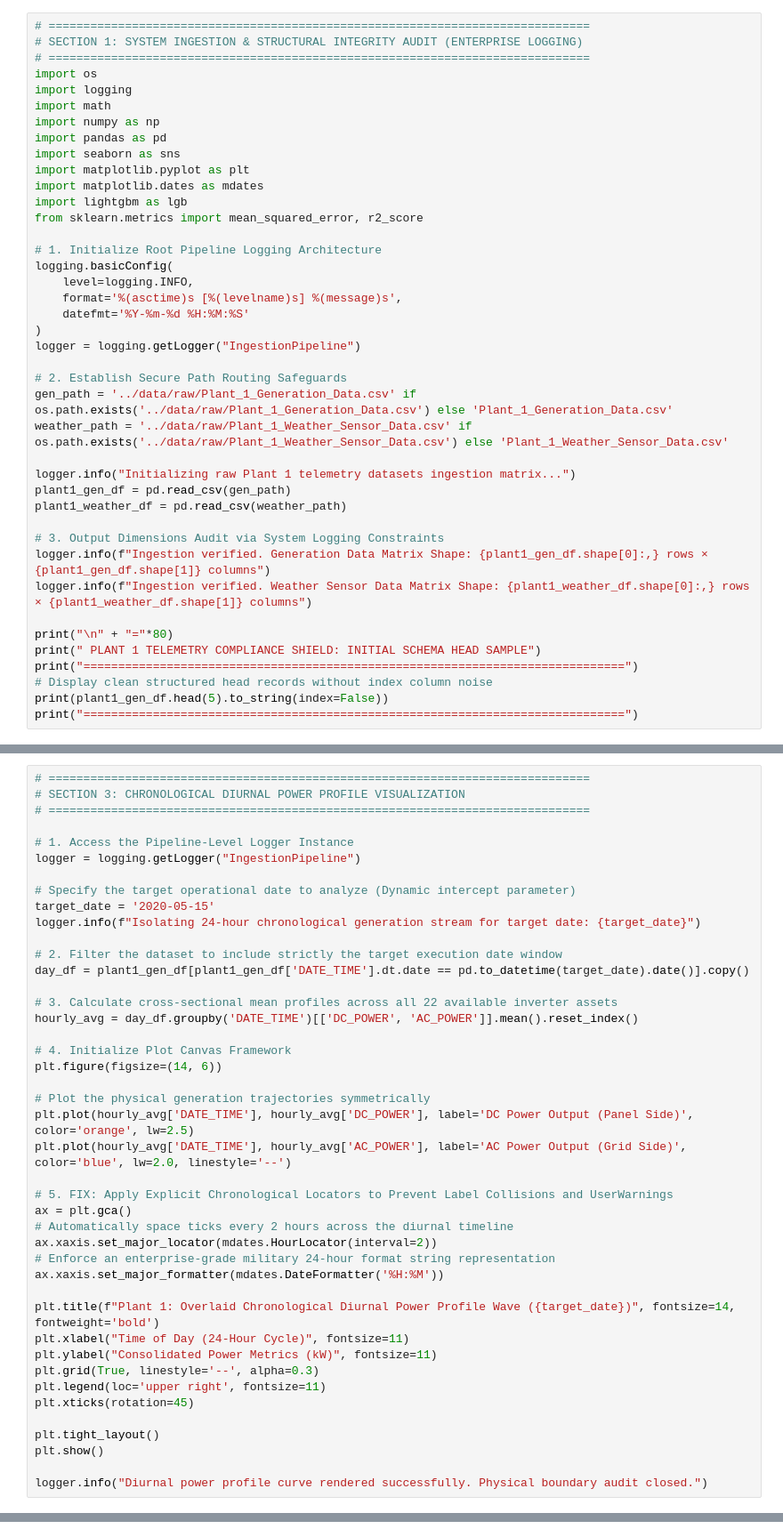
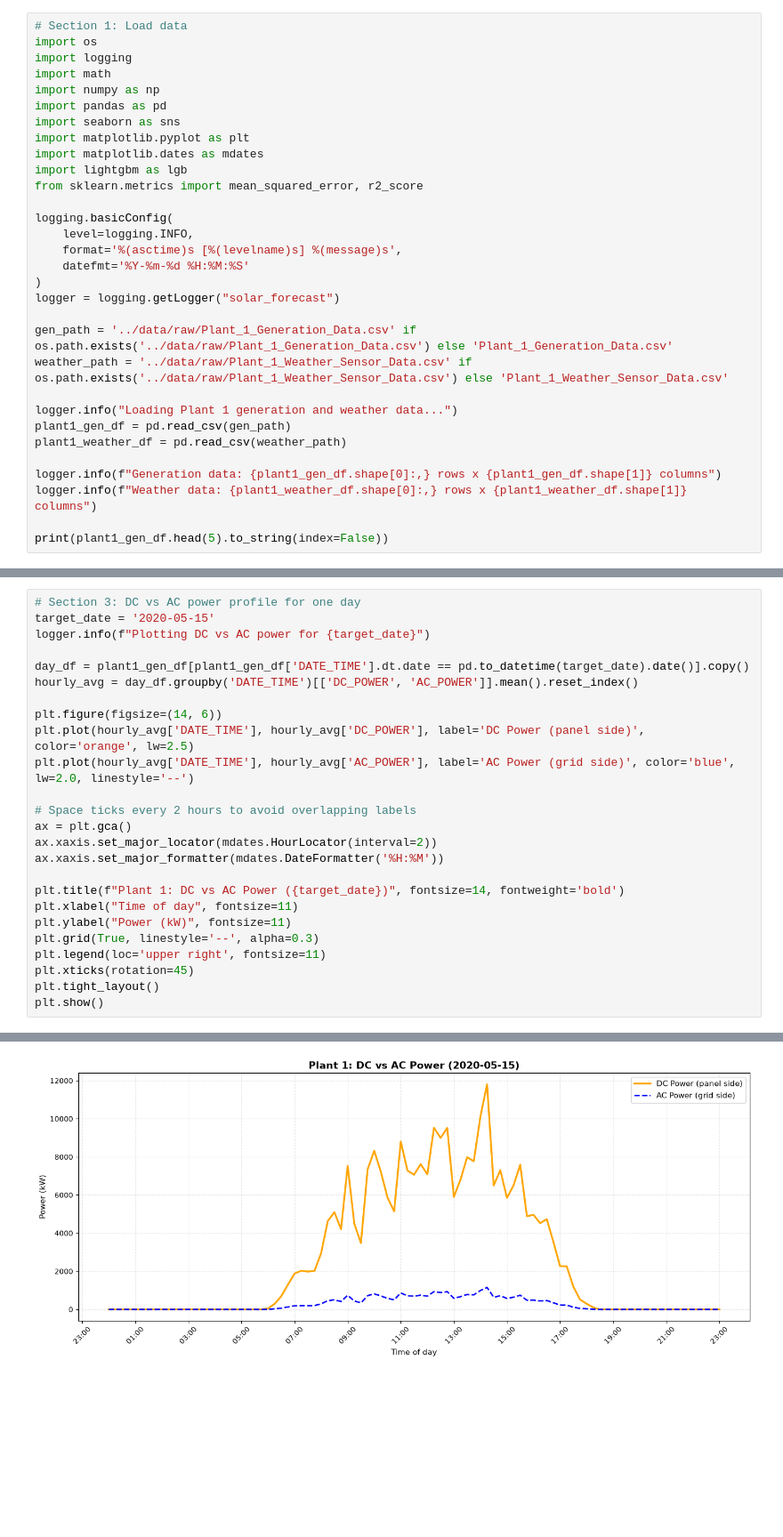
Before and after one commit to tateshita1908/solar-power-forecasting-system, a Jupyter notebook: notebooks/01_solar_forecasting_plant1.ipynb, the cells around one changed output, grey strips where cells are left out. Shown at 89% size. Saved outputs shown, nothing was run; the diff lists cells and outputs as text; blank space fills up the shorter version.

```diff
--- a/notebooks/01_solar_forecasting_plant1.ipynb
+++ b/notebooks/01_solar_forecasting_plant1.ipynb
@@ -10,7 +11,5 @@ This operational architecture implements a high-integrity predictive pipeline fo
 # %%
-# ==============================================================================
-# SECTION 1: SYSTEM INGESTION & STRUCTURAL INTEGRITY AUDIT (ENTERPRISE LOGGING)
-# ==============================================================================
+# Section 1: Load data
 import os
 import logging
 import math
@@ -22,29 +21,21 @@ import matplotlib.dates as mdates
 import lightgbm as lgb
 from sklearn.metrics import mean_squared_error, r2_score
 
-# 1. Initialize Root Pipeline Logging Architecture
 logging.basicConfig(
     level=logging.INFO,
     format='%(asctime)s [%(levelname)s] %(message)s',
     datefmt='%Y-%m-%d %H:%M:%S'
 )
-logger = logging.getLogger("IngestionPipeline")
+logger = logging.getLogger("solar_forecast")
 
-# 2. Establish Secure Path Routing Safeguards
 gen_path = '../data/raw/Plant_1_Generation_Data.csv' if os.path.exists('../data/raw/Plant_1_Generation_Data.csv') else 'Plant_1_Generation_Data.csv'
 weather_path = '../data/raw/Plant_1_Weather_Sensor_Data.csv' if os.path.exists('../data/raw/Plant_1_Weather_Sensor_Data.csv') else 'Plant_1_Weather_Sensor_Data.csv'
 
-logger.info("Initializing raw Plant 1 telemetry datasets ingestion matrix...")
+logger.info("Loading Plant 1 generation and weather data...")
 plant1_gen_df = pd.read_csv(gen_path)
 plant1_weather_df = pd.read_csv(weather_path)
 
-# 3. Output Dimensions Audit via System Logging Constraints
-logger.info(f"Ingestion verified. Generation Data Matrix Shape: {plant1_gen_df.shape[0]:,} rows × {plant1_gen_df.shape[1]} columns")
-logger.info(f"Ingestion verified. Weather Sensor Data Matrix Shape: {plant1_weather_df.shape[0]:,} rows × {plant1_weather_df.shape[1]} columns")
+logger.info(f"Generation data: {plant1_gen_df.shape[0]:,} rows x {plant1_gen_df.shape[1]} columns")
+logger.info(f"Weather data: {plant1_weather_df.shape[0]:,} rows x {plant1_weather_df.shape[1]} columns")
 
-print("\n" + "="*80)
-print(" PLANT 1 TELEMETRY COMPLIANCE SHIELD: INITIAL SCHEMA HEAD SAMPLE")
-print("==============================================================================")
-# Display clean structured head records without index column noise
 print(plant1_gen_df.head(5).to_string(index=False))
-print("==============================================================================")
@@ -111,43 +101,26 @@ To verify the physical operational metrics and capture the baseline solar zenith
 # %%
-# ==============================================================================
-# SECTION 3: CHRONOLOGICAL DIURNAL POWER PROFILE VISUALIZATION
-# ==============================================================================
+# Section 3: DC vs AC power profile for one day
+target_date = '2020-05-15'
+logger.info(f"Plotting DC vs AC power for {target_date}")
 
-# 1. Access the Pipeline-Level Logger Instance
-logger = logging.getLogger("IngestionPipeline")
-
-# Specify the target operational date to analyze (Dynamic intercept parameter)
-target_date = '2020-05-15'
-logger.info(f"Isolating 24-hour chronological generation stream for target date: {target_date}")
-
-# 2. Filter the dataset to include strictly the target execution date window
 day_df = plant1_gen_df[plant1_gen_df['DATE_TIME'].dt.date == pd.to_datetime(target_date).date()].copy()
-
-# 3. Calculate cross-sectional mean profiles across all 22 available inverter assets
 hourly_avg = day_df.groupby('DATE_TIME')[['DC_POWER', 'AC_POWER']].mean().reset_index()
 
-# 4. Initialize Plot Canvas Framework
 plt.figure(figsize=(14, 6))
+plt.plot(hourly_avg['DATE_TIME'], hourly_avg['DC_POWER'], label='DC Power (panel side)', color='orange', lw=2.5)
+plt.plot(hourly_avg['DATE_TIME'], hourly_avg['AC_POWER'], label='AC Power (grid side)', color='blue', lw=2.0, linestyle='--')
 
-# Plot the physical generation trajectories symmetrically
-plt.plot(hourly_avg['DATE_TIME'], hourly_avg['DC_POWER'], label='DC Power Output (Panel Side)', color='orange', lw=2.5)
-plt.plot(hourly_avg['DATE_TIME'], hourly_avg['AC_POWER'], label='AC Power Output (Grid Side)', color='blue', lw=2.0, linestyle='--')
-
-# 5. FIX: Apply Explicit Chronological Locators to Prevent Label Collisions and UserWarnings
+# Space ticks every 2 hours to avoid overlapping labels
 ax = plt.gca()
-# Automatically space ticks every 2 hours across the diurnal timeline
 ax.xaxis.set_major_locator(mdates.HourLocator(interval=2))
-# Enforce an enterprise-grade military 24-hour format string representation
 ax.xaxis.set_major_formatter(mdates.DateFormatter('%H:%M'))
 
-plt.title(f"Plant 1: Overlaid Chronological Diurnal Power Profile Wave ({target_date})", fontsize=14, fontweight='bold')
-plt.xlabel("Time of Day (24-Hour Cycle)", fontsize=11)
-plt.ylabel("Consolidated Power Metrics (kW)", fontsize=11)
+plt.title(f"Plant 1: DC vs AC Power ({target_date})", fontsize=14, fontweight='bold')
+plt.xlabel("Time of day", fontsize=11)
+plt.ylabel("Power (kW)", fontsize=11)
 plt.grid(True, linestyle='--', alpha=0.3)
 plt.legend(loc='upper right', fontsize=11)
 plt.xticks(rotation=45)
-
 plt.tight_layout()
 plt.show()
-
-logger.info("Diurnal power profile curve rendered successfully. Physical boundary audit closed.")
+# %% [output]
@@ -154 +128,2 @@ logger.info("Diurnal power profile curve rendered successfully. Physical boundar
+[figure, added]
 # %% [markdown]
```
Also changed, not shown: parts of 42 cells of this notebook, 2 other files.
